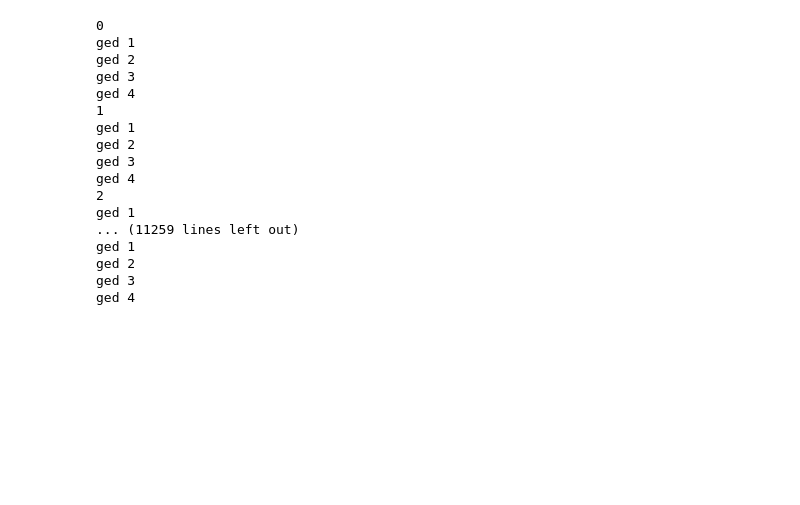
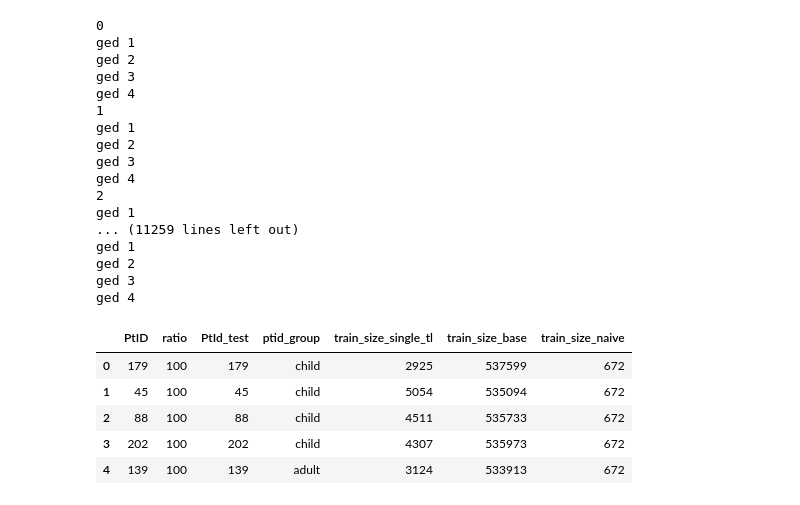
Before and after one commit to hulmanlab/jchr_racial_diff, a Jupyter notebook: scripts/3_1_calculated_results_train_size.ipynb, the cells around one changed output. Saved outputs shown, nothing was run; the diff lists cells and outputs as text; code cells hidden in the pictures; blank space fills up the shorter version.

Commit message:
length of training naive added

```diff
--- a/scripts/3_1_calculated_results_train_size.ipynb
+++ b/scripts/3_1_calculated_results_train_size.ipynb
@@ -140,7 +149,7 @@ for (PtID, percentage), value in dictionary.items():
     df_train_gr12 = pd.concat([df_train_gr1, df_train_gr2], ignore_index=True)
     df_train_gr12.reset_index
 
-    # split within patients, train/val
+    # split within patients, train/val for General model
     x_train, y_train, x_val, y_val = my_utils.split_within_PtID(df_train_gr12, numb_values_to_remove=-672, seperate_target=True, group_column=group_name) # split witin  PtID: 4values/hour * 24hour/day * 7days/week = 672 values/week
 
     print('ged 1')
@@ -169,6 +178,7 @@ for (PtID, percentage), value in dictionary.items():
     #%% train size
     train_size_single_tl = len(x_train_tl)
     train_size_base = len(x_train)
+    train_size_naive = len(x_test_tl)
 
 #%%
 
@@ -178,7 +188,8 @@ for (PtID, percentage), value in dictionary.items():
         "y_actual": y_test_tl,
         "y_last_val": xy_test_tl['Value_4'],
         "train_size_single_tl": train_size_single_tl,
-        "train_size_base": train_size_base
+        "train_size_base": train_size_base,
+        "train_size_naive": train_size_naive
         }
 
 
@@ -229,0 +241,9 @@ df_results.to_csv(path_save)
+# %%
+df_results.head()
+# %% [output]
+|  | PtID | ratio | PtId_test | ptid_group | train_size_single_tl | train_size_base | train_size_naive |
+| 0 | 179 | 100 | 179 | child | 2925 | 537599 | 672 |
+| 1 | 45 | 100 | 45 | child | 5054 | 535094 | 672 |
+| 2 | 88 | 100 | 88 | child | 4511 | 535733 | 672 |
+| 3 | 202 | 100 | 202 | child | 4307 | 535973 | 672 |
+| 4 | 139 | 100 | 139 | adult | 3124 | 533913 | 672 |
```
Also changed, not shown: parts of 2 cells of this notebook, 1 other file.
